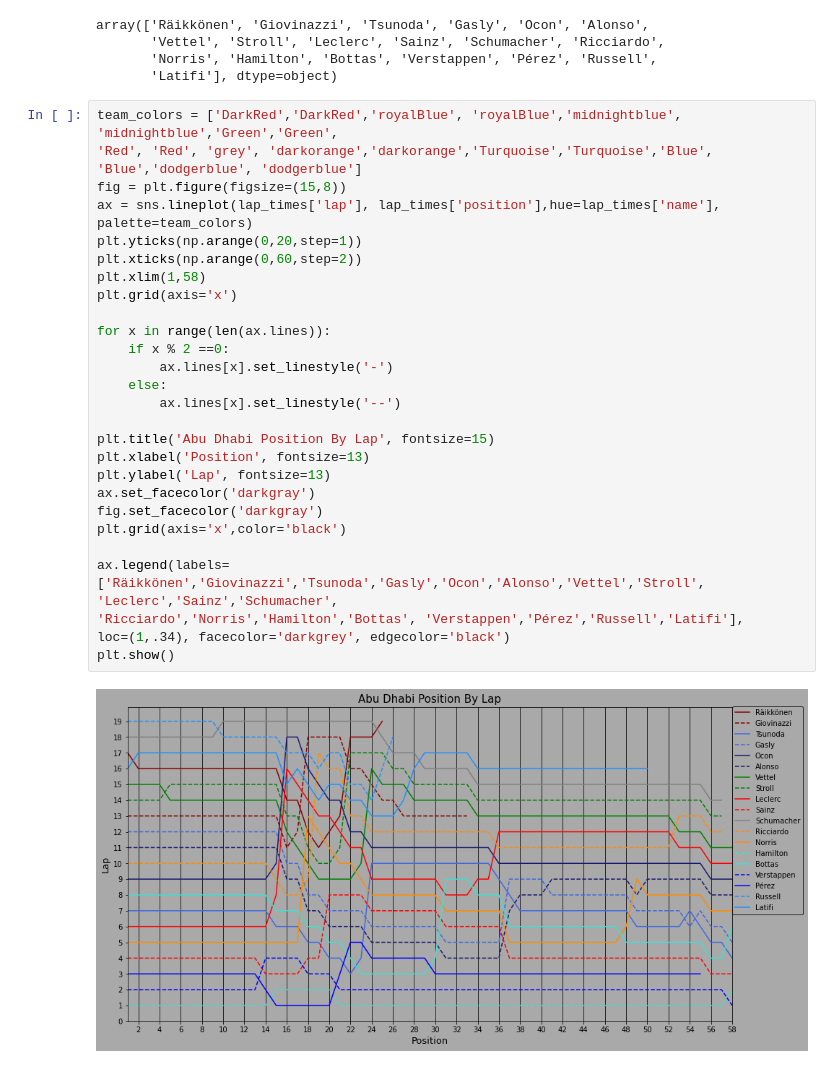
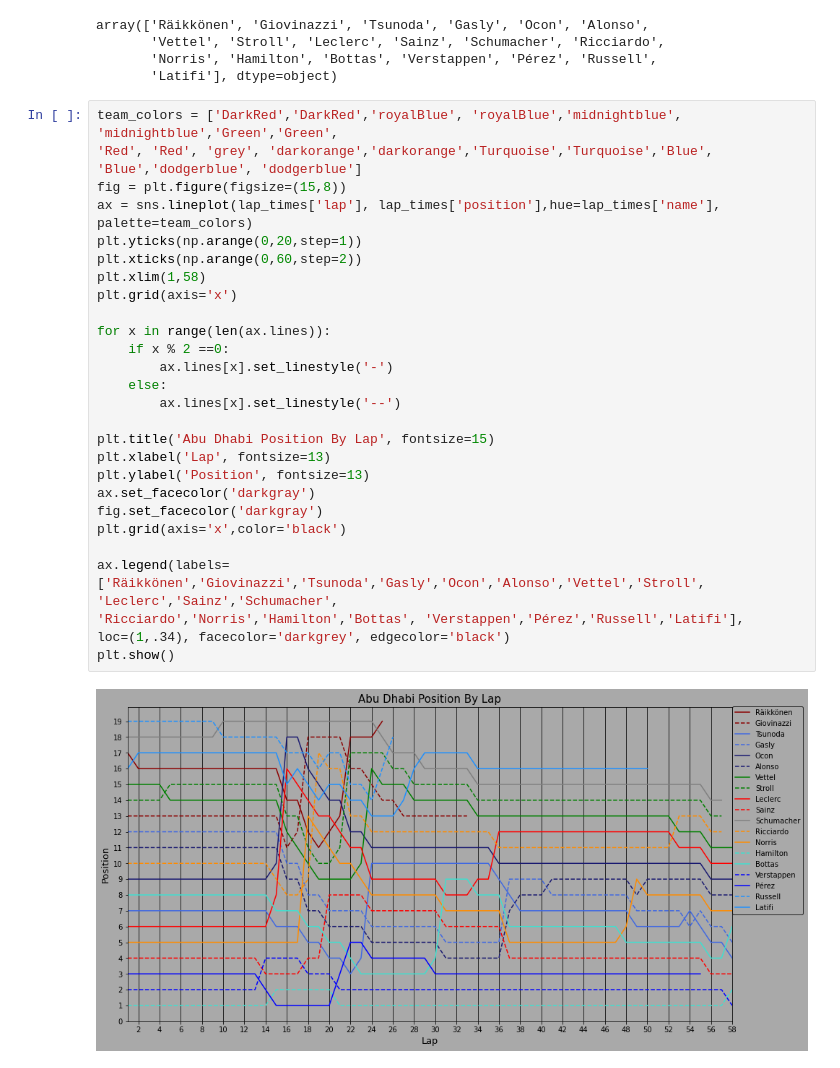
Before and after one commit to SpencerReno/Formula_one, a Jupyter notebook: Abu_dhabi_position_change.ipynb, the cells around one changed output. Saved outputs shown, nothing was run; the diff lists cells and outputs as text.

Commit message:
Position Change File

```diff
--- a/Abu_dhabi_position_change.ipynb
+++ b/Abu_dhabi_position_change.ipynb
@@ -154,29 +154,29 @@ array(['Räikkönen', 'Giovinazzi', 'Tsunoda', 'Gasly', 'Ocon', 'Alonso',
 # %%
 team_colors = ['DarkRed','DarkRed','royalBlue', 'royalBlue','midnightblue', 'midnightblue','Green','Green',
 'Red', 'Red', 'grey', 'darkorange','darkorange','Turquoise','Turquoise','Blue', 'Blue','dodgerblue', 'dodgerblue']
 fig = plt.figure(figsize=(15,8))
 ax = sns.lineplot(lap_times['lap'], lap_times['position'],hue=lap_times['name'], palette=team_colors)
 plt.yticks(np.arange(0,20,step=1))
 plt.xticks(np.arange(0,60,step=2))
 plt.xlim(1,58)
 plt.grid(axis='x')
 
 for x in range(len(ax.lines)):
     if x % 2 ==0:
         ax.lines[x].set_linestyle('-')
     else:
         ax.lines[x].set_linestyle('--')
 
 plt.title('Abu Dhabi Position By Lap', fontsize=15)
-plt.xlabel('Position', fontsize=13)
-plt.ylabel('Lap', fontsize=13)
+plt.xlabel('Lap', fontsize=13)
+plt.ylabel('Position', fontsize=13)
 ax.set_facecolor('darkgray')
 fig.set_facecolor('darkgray')
 plt.grid(axis='x',color='black')
 
 ax.legend(labels= ['Räikkönen','Giovinazzi','Tsunoda','Gasly','Ocon','Alonso','Vettel','Stroll', 'Leclerc','Sainz','Schumacher',
 'Ricciardo','Norris','Hamilton','Bottas', 'Verstappen','Pérez','Russell','Latifi'],
 loc=(1,.34), facecolor='darkgrey', edgecolor='black')
 plt.show()
 # %% [output]
-[figure, old version]
+[figure, new version]
```
